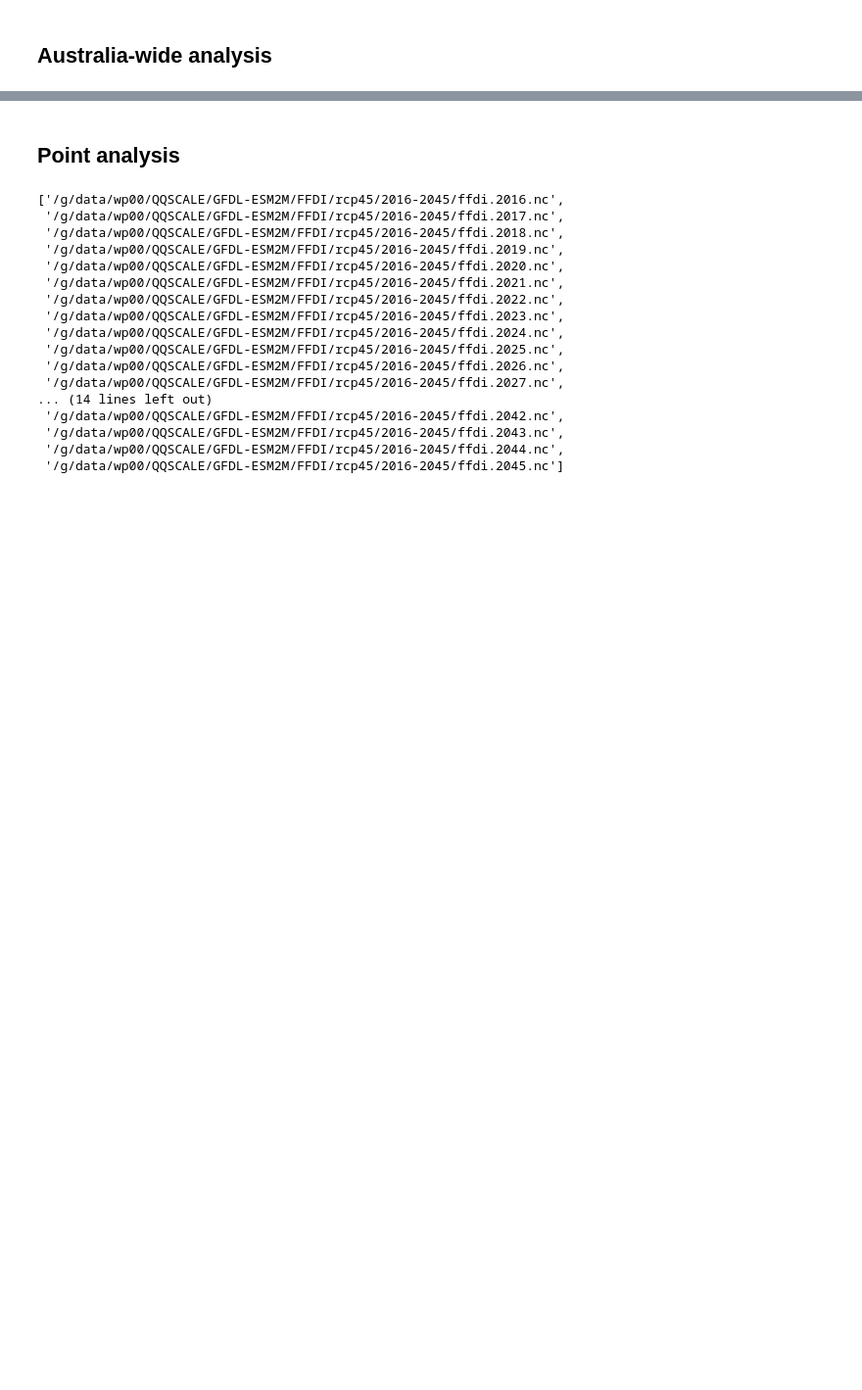
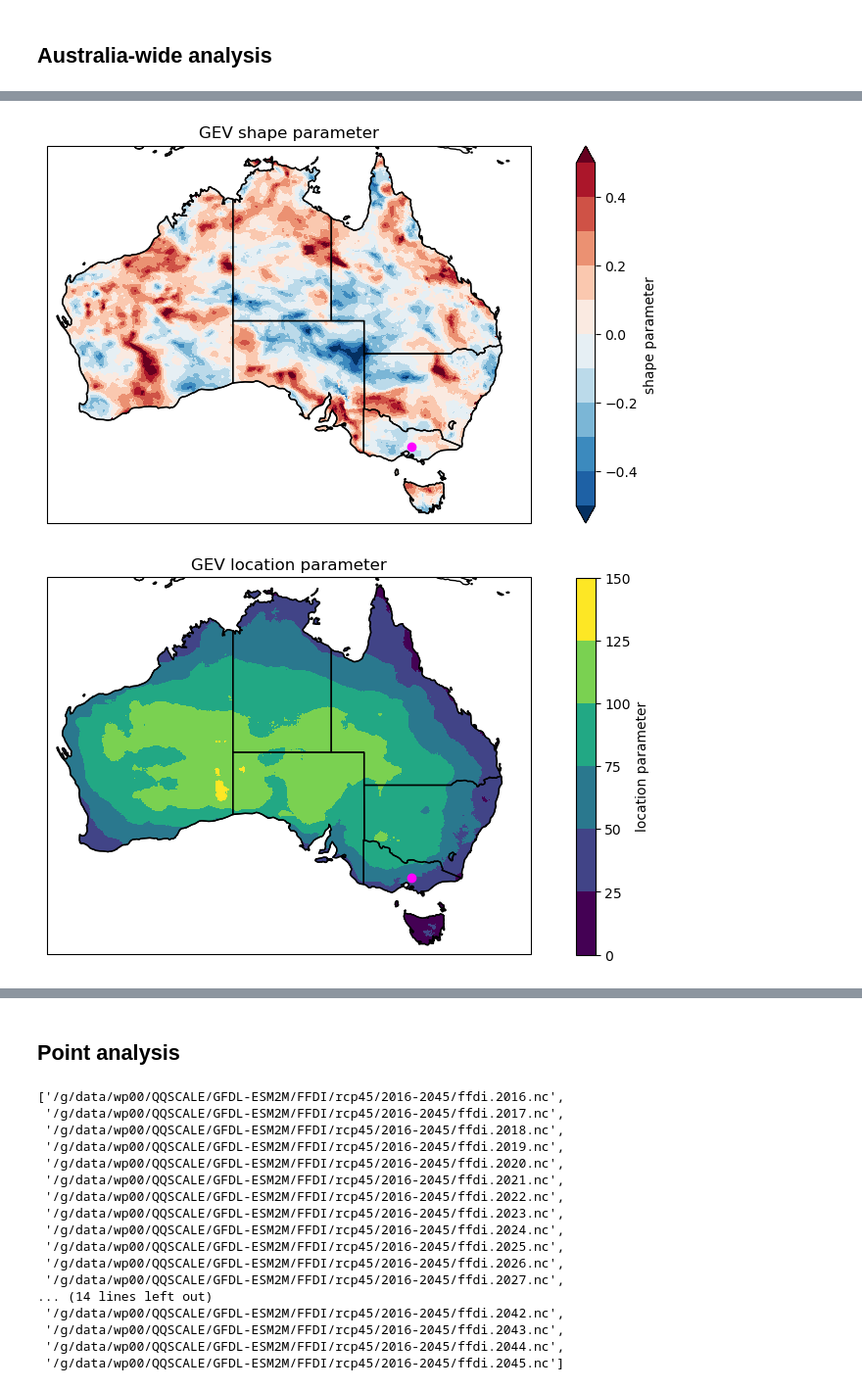
Before and after one commit to climate-innovation-hub/frequency-analysis, a Jupyter notebook: examples/point_analysis.ipynb, the cells around one changed output, grey strips where cells are left out. Shown: that part at 98% size. Drawn from its saved outputs; the diff is of its cells as text; code cells hidden in the pictures; blank space fills up the shorter version.

```diff
--- a/examples/point_analysis.ipynb
+++ b/examples/point_analysis.ipynb
@@ -93,32 +97,35 @@ if os.path.isfile(ari_file):
 # %%
 if os.path.isfile(param_file):
-    ds_ffdi_ari_params = xr.open_dataset(param_file)
+    ds_ari_params = xr.open_dataset(param_file)
 
     plot_aus(
-        ds_ffdi_ari_params[var],
+        ds_ari_params[var],
         {'dparams': 'c'},
         'GEV shape parameter',
         outfile=shape_plot,
         levels=np.arange(-0.5, 0.51, 0.1),
         extend='both',
         clabel='shape parameter',
         point=[lon, lat],
     )
 
     plot_aus(
-        ds_ffdi_ari_params[var],
+        ds_ari_params[var],
         {'dparams': 'loc'},
         'GEV location parameter',
         outfile=location_plot,
         clabel='location parameter',
         point=[lon, lat],
     )
 
     plot_aus(
-        ds_ffdi_ari_params[var],
+        ds_ari_params[var],
         {'dparams': 'scale'},
         'GEV scale parameter',
         outfile=scale_plot,
         clabel='scale parameter',
         point=[lon, lat],
     )
+# %% [output]
+[figure, added]
+[figure, added]
```
Also changed, not shown: parts of 6 cells of this notebook.
